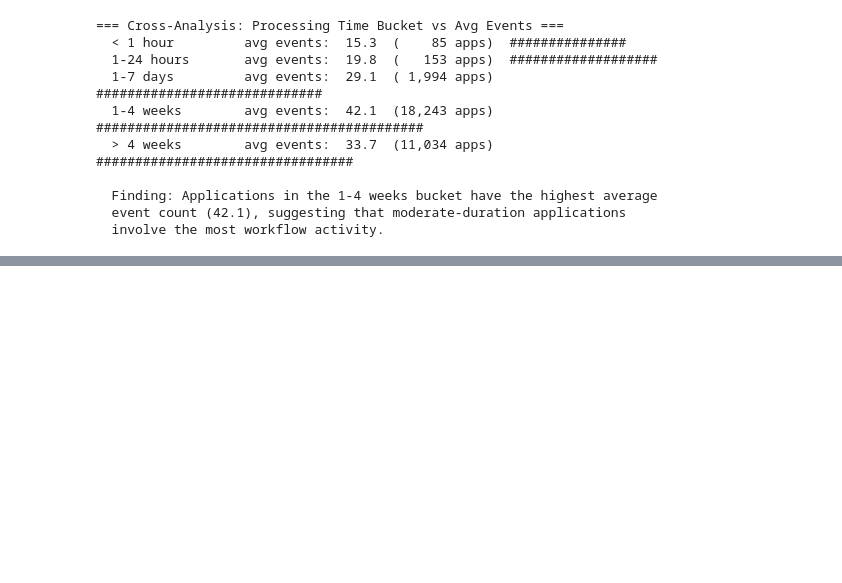
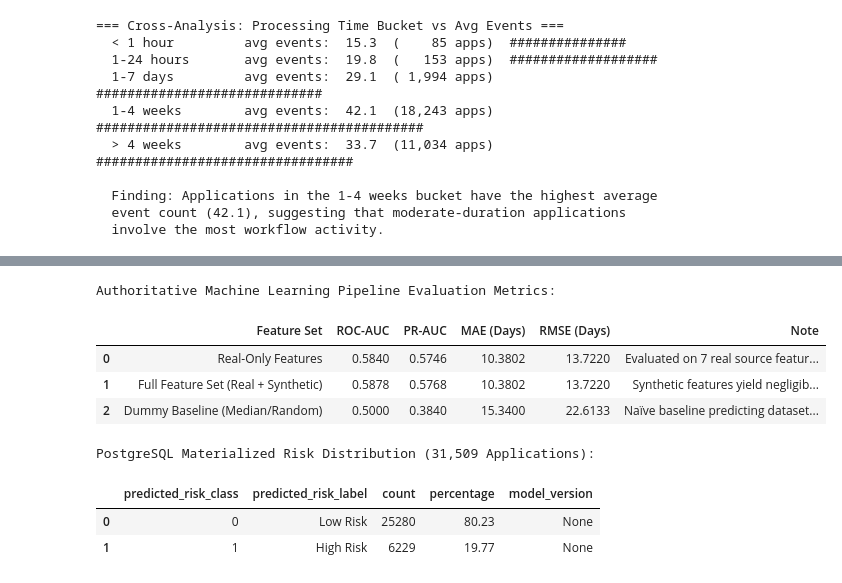
Before and after one commit to Stunner732/document-intelligence-analytics, a Jupyter notebook: notebooks/01_analytics_walkthrough.ipynb, the cells around one changed output, grey strips where cells are left out. Saved outputs shown, nothing was run; the diff lists cells and outputs as text; code cells hidden in the pictures; blank space fills up the shorter version.

```diff
--- a/notebooks/01_analytics_walkthrough.ipynb
+++ b/notebooks/01_analytics_walkthrough.ipynb
@@ -1058,0 +874,47 @@ The layered architecture — PostgreSQL → SQL Views → Python Query Layer →
+# %%
+# Documented Model Evaluation Metrics Summary Table
+metrics_summary_df = pd.DataFrame([
+    {
+        "Feature Set": "Real-Only Features",
+        "ROC-AUC": 0.5840,
+        "PR-AUC": 0.5746,
+        "MAE (Days)": 10.3802,
+        "RMSE (Days)": 13.7220,
+        "Note": "Evaluated on 7 real source features available at t0"
+    },
+    {
+        "Feature Set": "Full Feature Set (Real + Synthetic)",
+        "ROC-AUC": 0.5878,
+        "PR-AUC": 0.5768,
+        "MAE (Days)": 10.3802,
+        "RMSE (Days)": 13.7220,
+        "Note": "Synthetic features yield negligible +0.0038 ROC-AUC gain"
+    },
+    {
+        "Feature Set": "Dummy Baseline (Median/Random)",
+        "ROC-AUC": 0.5000,
+        "PR-AUC": 0.3840,
+        "MAE (Days)": 15.3400,
+        "RMSE (Days)": 22.6133,
+        "Note": "Naïve baseline predicting dataset median turnaround"
+    },
+])
+
+print("Authoritative Machine Learning Pipeline Evaluation Metrics:")
+display(metrics_summary_df)
+
+# Query overall risk distribution materialized in PostgreSQL
+risk_dist = get_risk_distribution()
+risk_dist_df = pd.DataFrame(risk_dist)
+print("\nPostgreSQL Materialized Risk Distribution (31,509 Applications):")
+display(risk_dist_df)
+# %% [output]
+Authoritative Machine Learning Pipeline Evaluation Metrics:
+|  | Feature Set | ROC-AUC | PR-AUC | MAE (Days) | RMSE (Days) | Note |
+| 0 | Real-Only Features | 0.5840 | 0.5746 | 10.3802 | 13.7220 | Evaluated on 7 real source featur... |
+| 1 | Full Feature Set (Real + Synthetic) | 0.5878 | 0.5768 | 10.3802 | 13.7220 | Synthetic features yield negligib... |
+| 2 | Dummy Baseline (Median/Random) | 0.5000 | 0.3840 | 15.3400 | 22.6133 | Naïve baseline predicting dataset... |
+PostgreSQL Materialized Risk Distribution (31,509 Applications):
+|  | predicted_risk_class | predicted_risk_label | count | percentage | model_version |
+| 0 | 0 | Low Risk | 25280 | 80.23 | None |
+| 1 | 1 | High Risk | 6229 | 19.77 | None |
```
Also changed, not shown: parts of 17 cells of this notebook.
